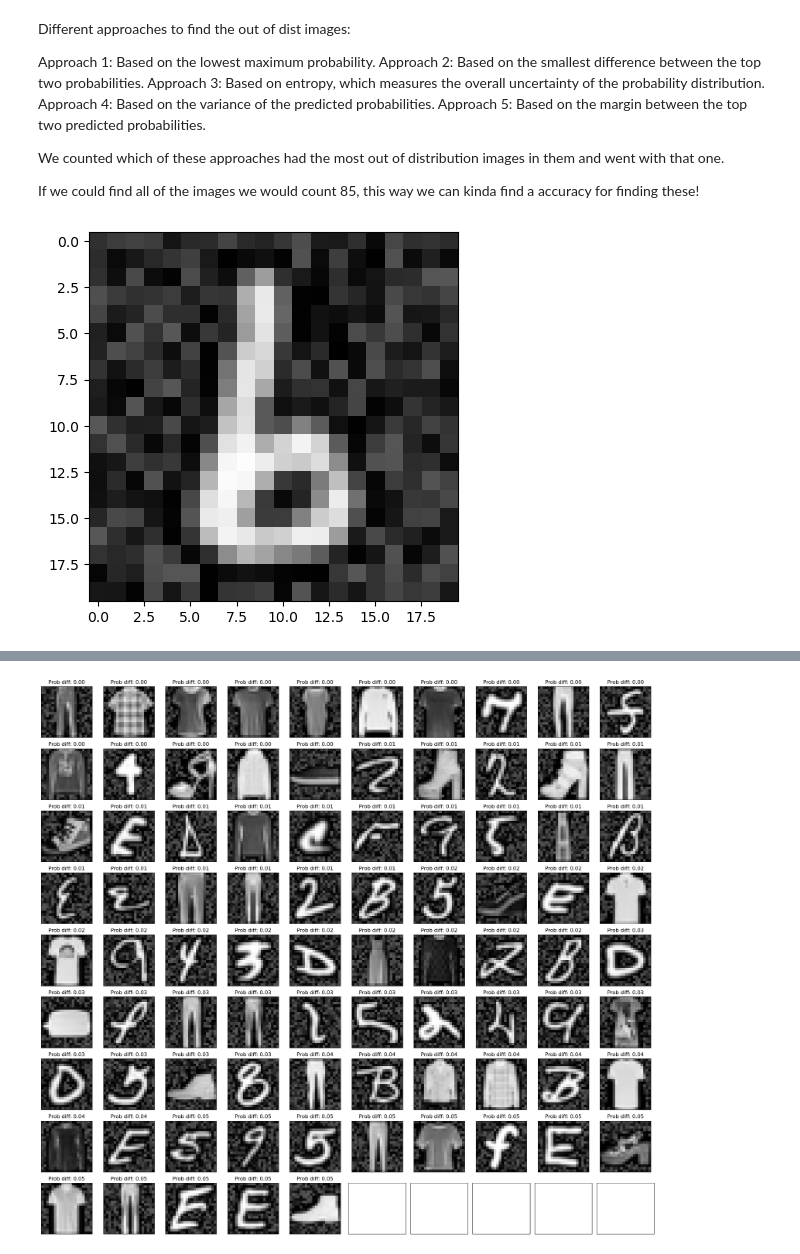
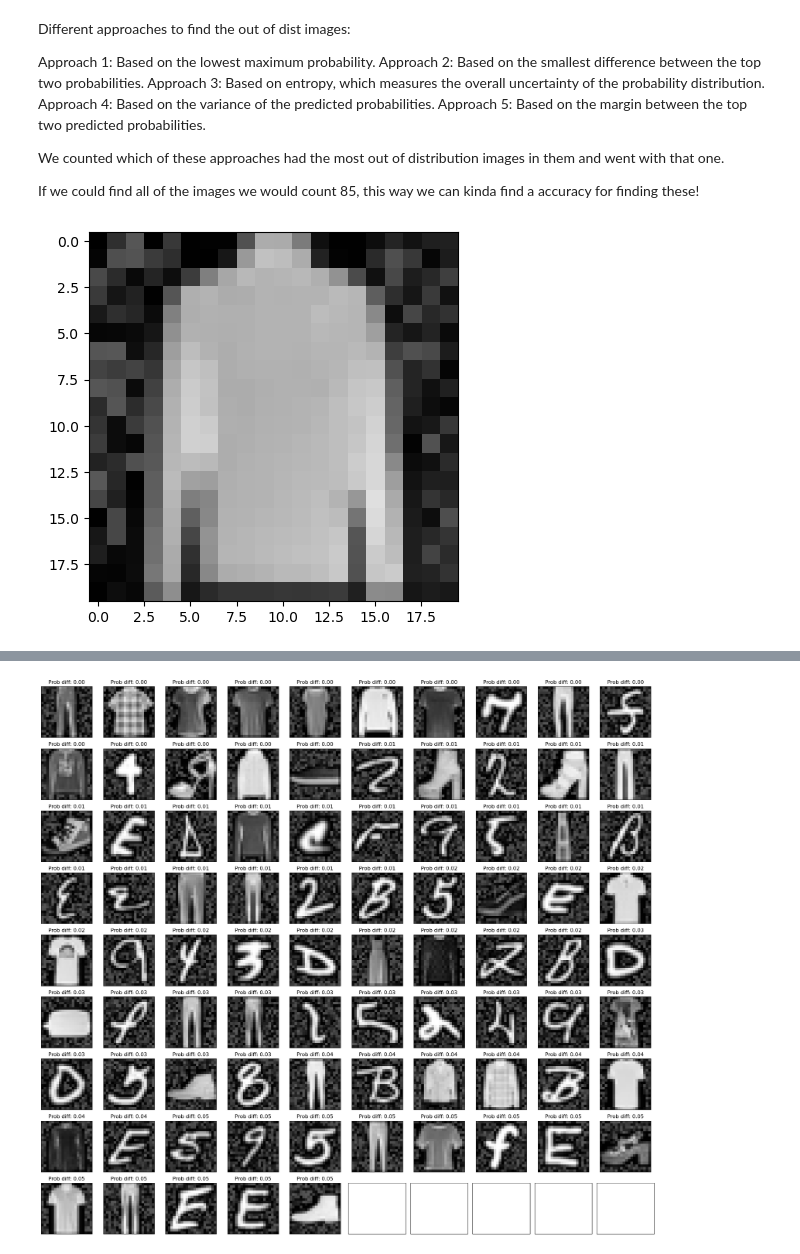
Before and after one commit to eliashovdenes/Machine-Learning-Handwritten-Character-Recognition, a Jupyter notebook: Oblig2.ipynb, the cells around one changed output, grey strips where cells are left out. Drawn from its saved outputs; the diff is of its cells as text; code cells hidden in the pictures.

```diff
--- a/Oblig2.ipynb
+++ b/Oblig2.ipynb
@@ -349,14 +516,12 @@ If we could find all of the images we would count 85, this way we can kinda find
 # %%
 # Loading the dataset
 dataset = np.load("corrupt_dataset.npz")
 X = dataset["X"]
 
 X = X / 255.0
 
-x = 17
-# print(X[x].reshape(20,20))
-# Here we can see more clearly that it is a 8
+x = 109
 plt.imshow(X[x].reshape(20,20), vmin=0, vmax=1, cmap="gray")
 plt.show()
 # %% [output]
-[figure, old version]
+[figure, new version]
```
Also changed, not shown: parts of 40 cells of this notebook.
